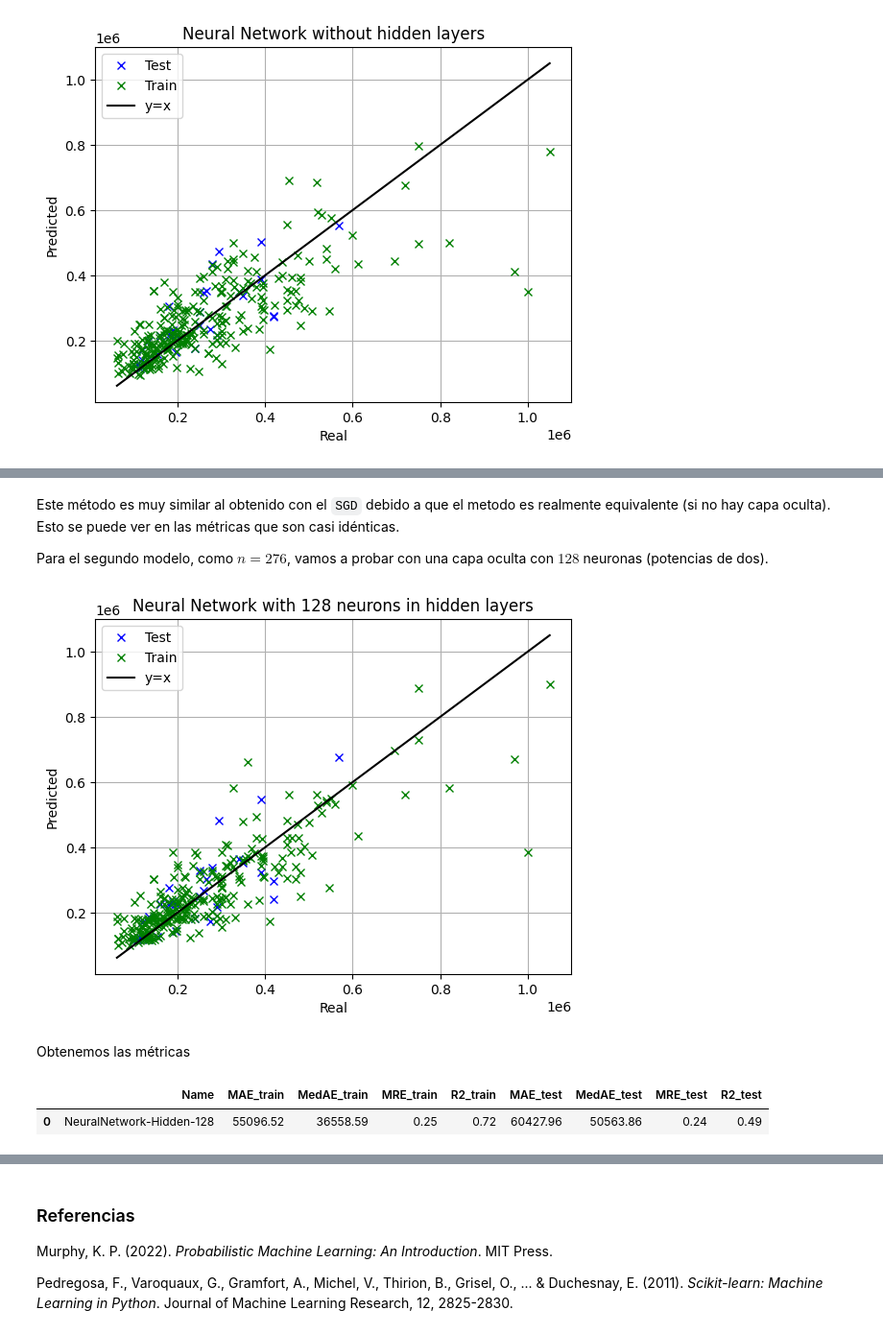
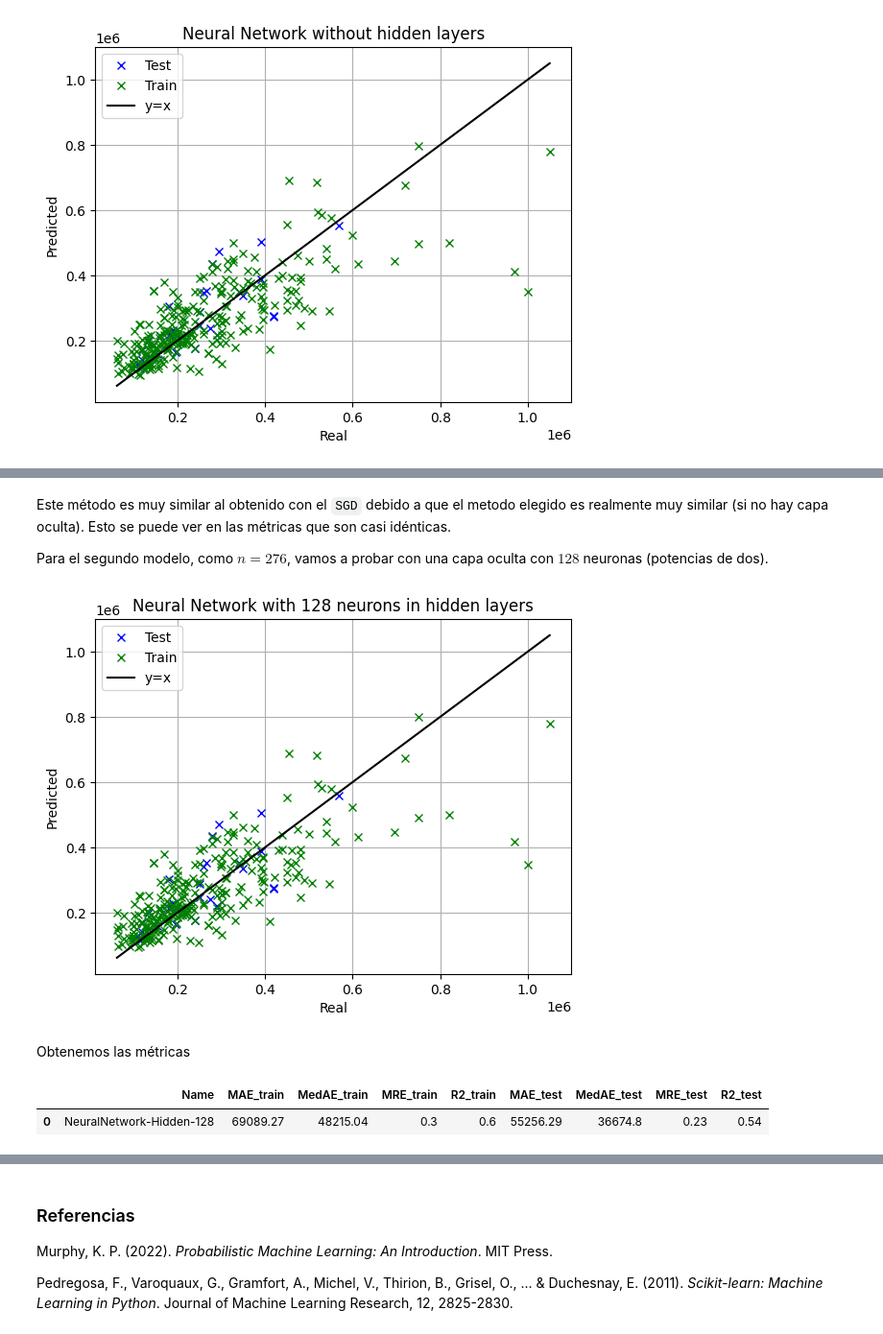
Before and after one commit to Davidjmz12/Automatic-Learning, a Jupyter notebook: Lab-01/notebook.ipynb, the cells around one changed output, grey strips where cells are left out. Shown at 96% size. Saved outputs shown, nothing was run; the diff lists cells and outputs as text; code cells hidden in the pictures.

```diff
--- a/Lab-01/notebook.ipynb
+++ b/Lab-01/notebook.ipynb
@@ -685,25 +680,25 @@ NN_1_model.compute_metrics()
 # %% [markdown]
-Este método es muy similar al obtenido con el `SGD` debido a que el metodo es realmente equivalente (si no hay capa oculta). Esto se puede ver en las métricas que son casi idénticas.
+Este método es muy similar al obtenido con el `SGD` debido a que el metodo elegido es realmente muy similar (si no hay capa oculta). Esto se puede ver en las métricas que son casi idénticas.
 
 Para el segundo modelo, como $n=276$, vamos a probar con una capa oculta con $128$ neuronas (potencias de dos).
 # %%
-NN_2_128 = make_pipeline(StandardScaler(), MLPRegressor(hidden_layer_sizes=(128), max_iter=10000,
-                                                    solver="lbfgs", activation="relu"))
+NN_2_128 = make_pipeline(StandardScaler(), MLPRegressor(hidden_layer_sizes=(128, ), max_iter=10000,
+                                                    solver="lbfgs", activation="identity"))
 
 NN_2_model_128 = LinearRegression(x_train, y_train,
                               x_test, y_test, NN_2_128,
                              "NeuralNetwork-Hidden-128", flags,
                              opt_name='mlpregressor')
 models.append(NN_2_model_128.compute_metrics())
 
 NN_2_model_128.plot_pred_vs_real("Neural Network with 128 neurons in hidden layers")
 # %% [output]
-[figure, old version]
+[figure, new version]
 # %% [markdown]
 Obtenemos las métricas
 # %%
 NN_2_model_128.compute_metrics()
 # %% [output]
 |  | Name | MAE_train | MedAE_train | MRE_train | R2_train | MAE_test | MedAE_test | MRE_test | R2_test |
-| 0 | NeuralNetwork-Hidden-128 | 55096.52 | 36558.59 | 0.25 | 0.72 | 60427.96 | 50563.86 | 0.24 | 0.49 |
+| 0 | NeuralNetwork-Hidden-128 | 69089.27 | 48215.04 | 0.3 | 0.6 | 55256.29 | 36674.8 | 0.23 | 0.54 |
 # %% [markdown]
```
Also changed, not shown: parts of 13 cells of this notebook.
